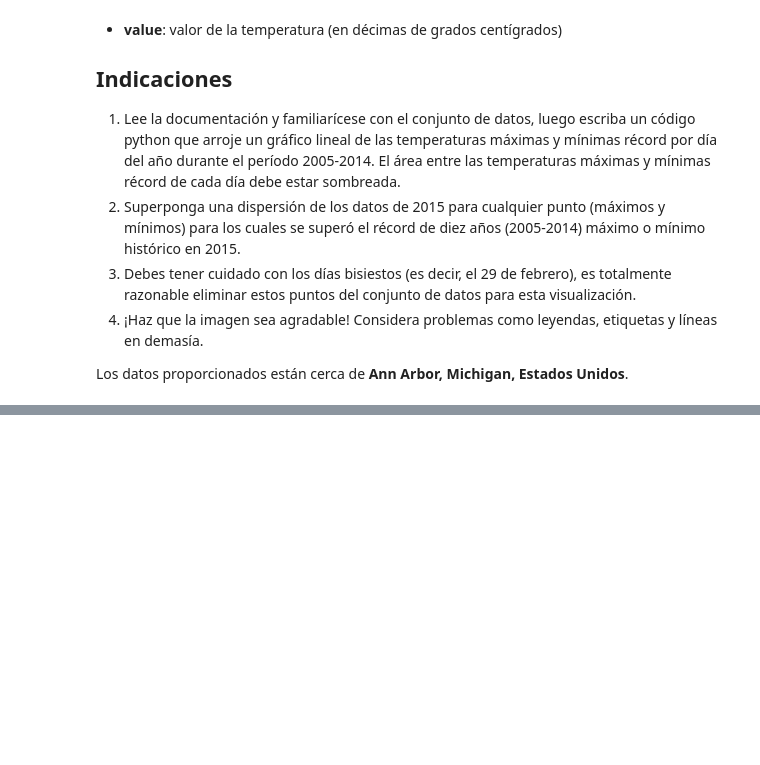
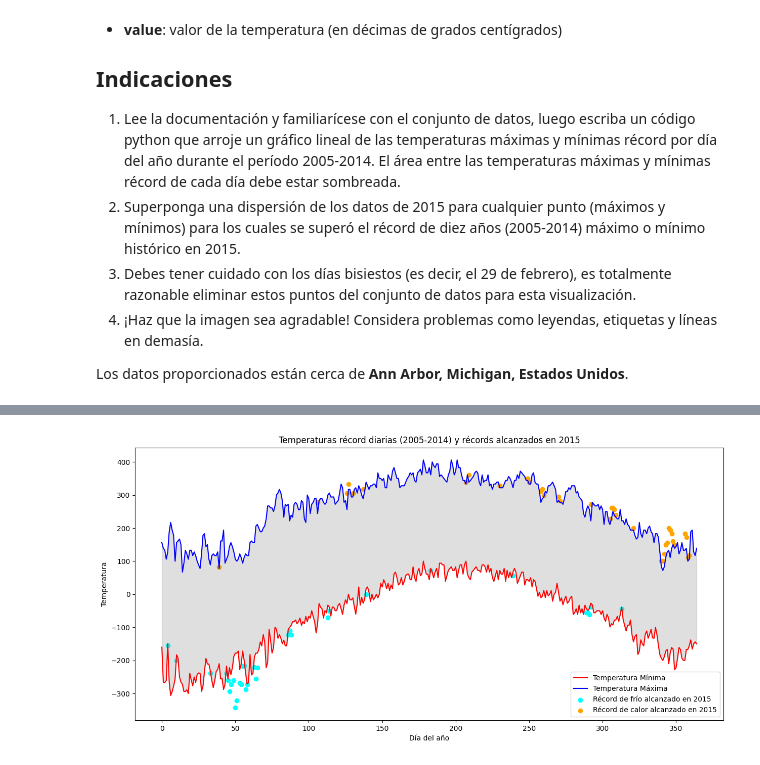
Before and after one commit to sncastro/practica-1-visualizacion, a Jupyter notebook: notebooks/practice.ipynb, the cells around one changed output, grey strips where cells are left out. Drawn from its saved outputs; the diff is of its cells as text; code cells hidden in the pictures; blank space fills up the shorter version.

```diff
--- a/notebooks/practice.ipynb
+++ b/notebooks/practice.ipynb
@@ -31,0 +114,50 @@ import pandas as pd
+# %%
+df_2015 = df[df['Date'].dt.year == 2015]  # Filtro datos para 2015 excluyendo 29 de febrero si es bisiesto
+df_2015 = df_2015[~((df_2015['Date'].dt.month == 2) & (df_2015['Date'].dt.day == 29))]
+df_2015['DayOfYear'] = df_2015['Date'].dt.strftime('%m-%d')
+# %%
+t_min_2015 = df_2015[df_2015['Element'] == 'TMIN']
+t_max_2015 = df_2015[df_2015['Element'] == 'TMAX']
+# %%
+t_min_2015_group = t_min_2015.groupby('DayOfYear')['Data_Value'].min()  # Busco mínimos y máximos para este año
+t_max_2015_group = t_max_2015.groupby('DayOfYear')['Data_Value'].max()
+# %%
+records_min = t_min_2015_group[t_min_2015_group < t_min_group]  # Si hay mínimos o máximos récord en 2015 los guardo
+records_max = t_max_2015_group[t_max_2015_group > t_max_group]
+# %%
+plt.figure(figsize=(15, 7))
+
+plt.plot(range(len(t_min_group)), t_min_group.values, color='r', label='Temperatura Mínima')
+plt.plot(range(len(t_max_group)), t_max_group.values, color='b', label='Temperatura Máxima')
+plt.xlabel('Día')
+plt.ylabel('Temperatura')
+
+
+min_posiciones = []
+for dia in records_min.index: # Encontrar las posiciones en el eje x de estos días
+    posicion = list(t_min_group.index).index(dia)
+    min_posiciones.append(posicion)
+
+plt.scatter(min_posiciones, records_min.values,  # Marco los puntos cuando hubo mínio récord en 2015
+            color='cyan', marker='o',
+            label='Récord de frío alcanzado en 2015')
+
+max_posiciones = []
+
+for dia in records_max.index:
+    posicion = list(t_max_group.index).index(dia)
+    max_posiciones.append(posicion)
+
+plt.scatter(max_posiciones, records_max.values,
+            color='orange', marker='o',
+            label='Récord de calor alcanzado en 2015')
+
+
+plt.xlabel('Día del año')
+plt.ylabel('Temperatura')
+plt.title('Temperaturas récord diarias (2005-2014) y récords alcanzados en 2015')
+plt.fill_between(range(len(t_min_group)), t_min_group.values, t_max_group.values, alpha=0.25, color='gray')
+plt.legend()
+plt.show()
+# %% [output]
+[figure, added]
```
Also changed, not shown: parts of 13 cells of this notebook.
